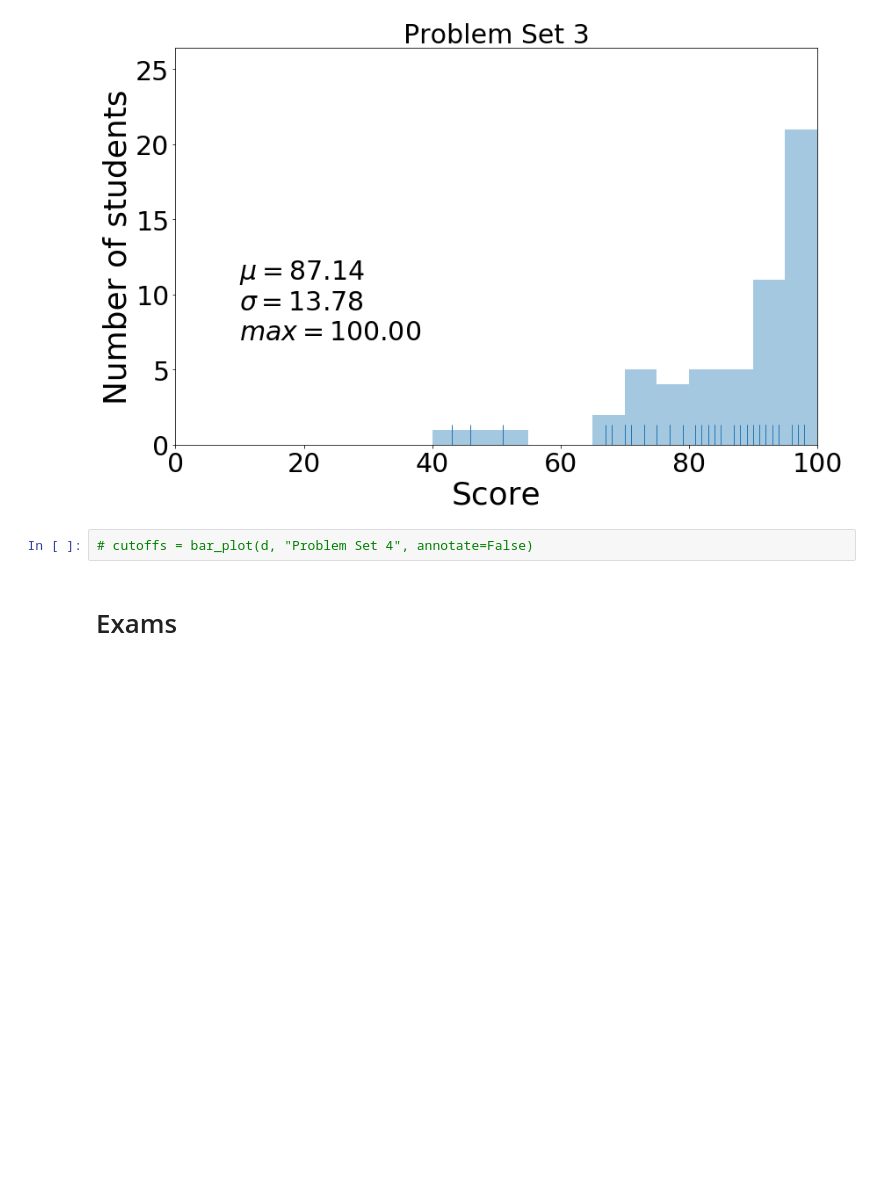
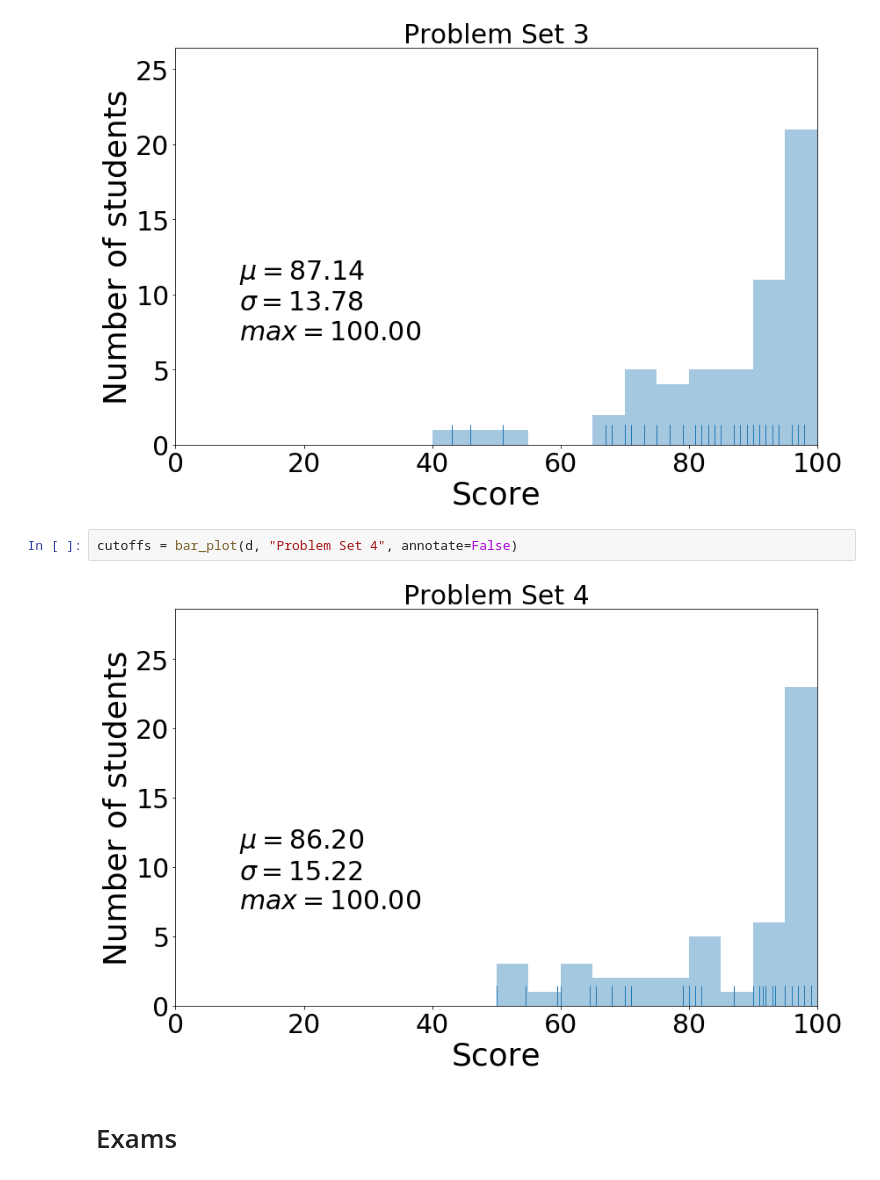
Before and after one commit to materialsvirtuallab/nano106, a Jupyter notebook: grades/Spring2020/NANO106_Grades_Spring2020.ipynb, the cells around one changed output. Drawn from its saved outputs; the diff is of its cells as text; blank space fills up the shorter version.

```diff
--- a/grades/Spring2020/NANO106_Grades_Spring2020.ipynb
+++ b/grades/Spring2020/NANO106_Grades_Spring2020.ipynb
@@ -161,7 +161,9 @@ cutoffs = bar_plot(d, "Problem Set 3", annotate=False)
 # %% [output]
 [figure]
 # %%
-# cutoffs = bar_plot(d, "Problem Set 4", annotate=False)
+cutoffs = bar_plot(d, "Problem Set 4", annotate=False)
+# %% [output]
+[figure, added]
 # %% [markdown]
 # Exams
 # %%
```
Also changed, not shown: parts of 3 cells of this notebook.
